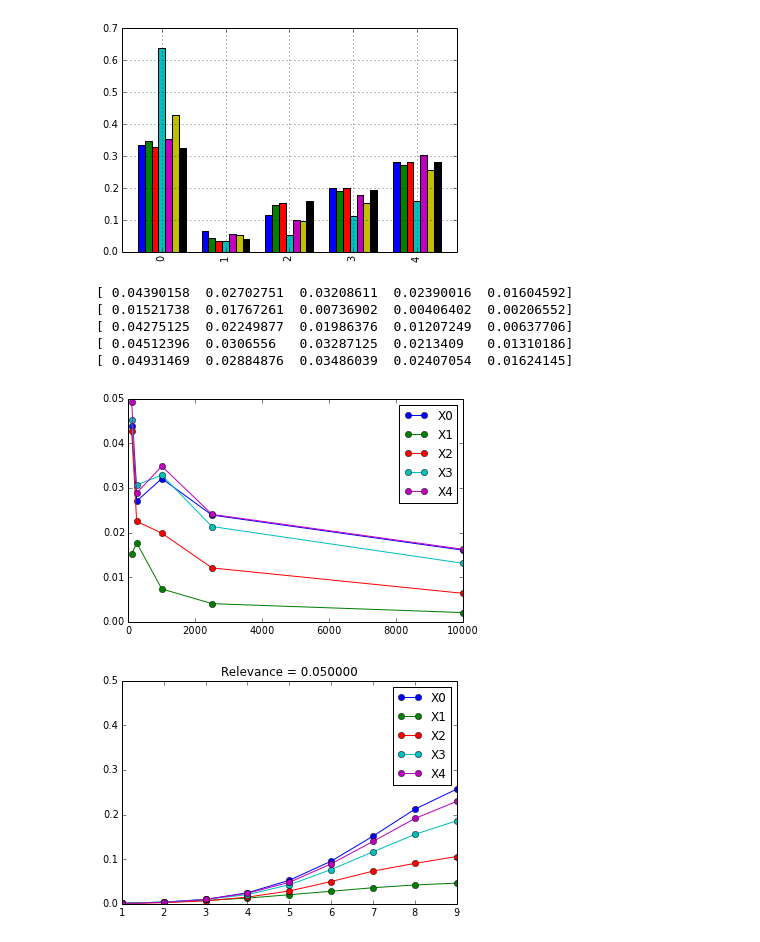
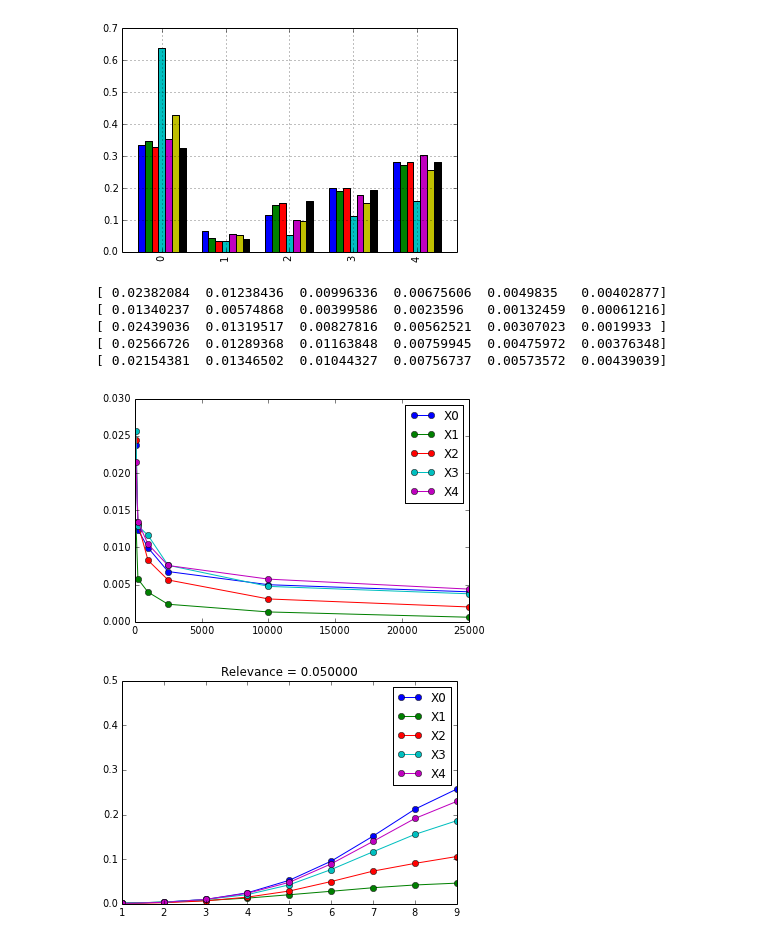
Before and after one commit to glouppe/phd-thesis, a Jupyter notebook: scripts/ch7_bias.ipynb, the cells around one changed output. Drawn from its saved outputs; the diff is of its cells as text; code cells hidden in the pictures.

```diff
--- a/scripts/ch7_bias.ipynb
+++ b/scripts/ch7_bias.ipynb
@@ -166,34 +166,34 @@ RF K=3 [ 0.43818382  0.04338296  0.10395441  0.15575639  0.24944896]
 # %%
 cls = partial(ExtraTreesClassifier, max_features=1, criterion="entropy")
 
-n_samples = [100, 250, 1000, 2500, 10000]
+n_samples = [100, 250, 1000, 2500, 10000, 25000]
 imp_all = []
 
 for n in n_samples:
     imp = []
 
     for i in range(3):
         X, y = generate_strobl_null(n_samples=n)
-        imp.append(feature_importances(X, y, cls=partial(cls, min_samples_leaf=n**0.2)))
+        imp.append(feature_importances(X, y, cls=partial(cls, min_samples_leaf=n**0.3)))
 
     imp = np.mean(imp, axis=0)
     imp_all.append(imp)
 
 imp_all = np.array(imp_all)
 
 for j in range(X.shape[1]):
     plt.plot(n_samples, imp_all[:, j], "o-", label="X%d" % j)
     print imp_all[:, j]
 
 plt.legend(loc="best")
 plt.show()
 # %% [output]
-[ 0.04390158  0.02702751  0.03208611  0.02390016  0.01604592]
-[ 0.01521738  0.01767261  0.00736902  0.00406402  0.00206552]
-[ 0.04275125  0.02249877  0.01986376  0.01207249  0.00637706]
-[ 0.04512396  0.0306556   0.03287125  0.0213409   0.01310186]
-[ 0.04931469  0.02884876  0.03486039  0.02407054  0.01624145]
+[ 0.02382084  0.01238436  0.00996336  0.00675606  0.0049835   0.00402877]
+[ 0.01340237  0.00574868  0.00399586  0.0023596   0.00132459  0.00061216]
+[ 0.02439036  0.01319517  0.00827816  0.00562521  0.00307023  0.0019933 ]
+[ 0.02566726  0.01289368  0.01163848  0.00759945  0.00475972  0.00376348]
+[ 0.02154381  0.01346502  0.01044327  0.00756737  0.00573572  0.00439039]
-[figure, old version]
+[figure, new version]
 # %%
 cls = partial(ExtraTreesClassifier, max_features=1, criterion="entropy")
 #cls = partial(RandomForestClassifier, max_features=2, criterion="entropy", bootstrap=False)
```
Also changed, not shown: 2 other files.
